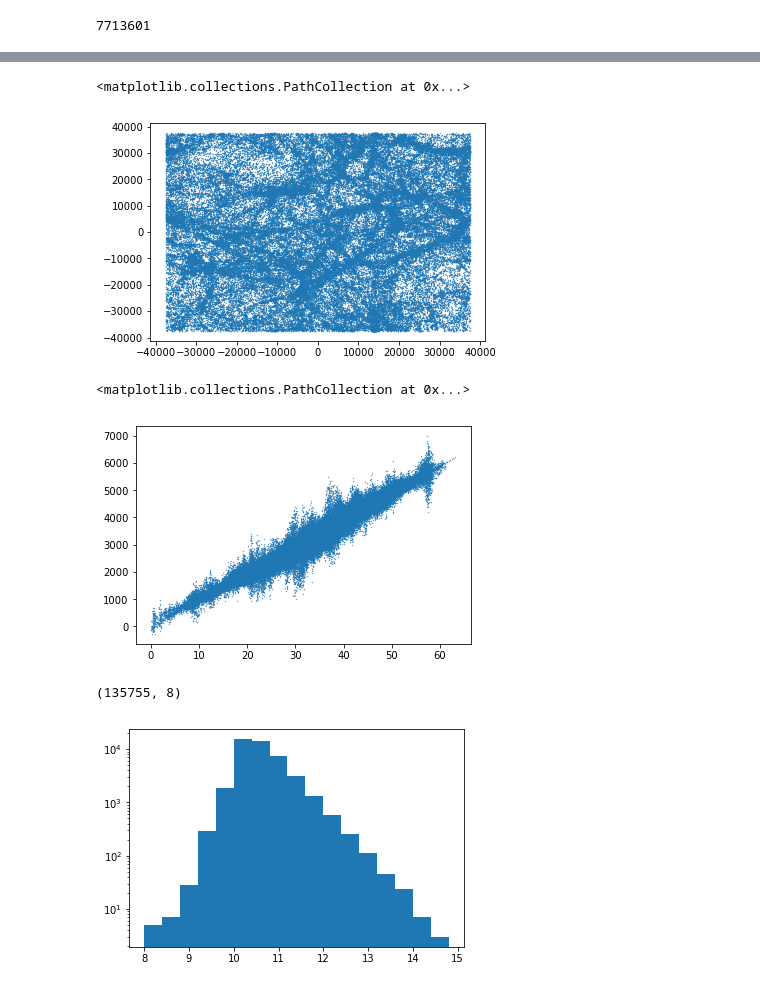
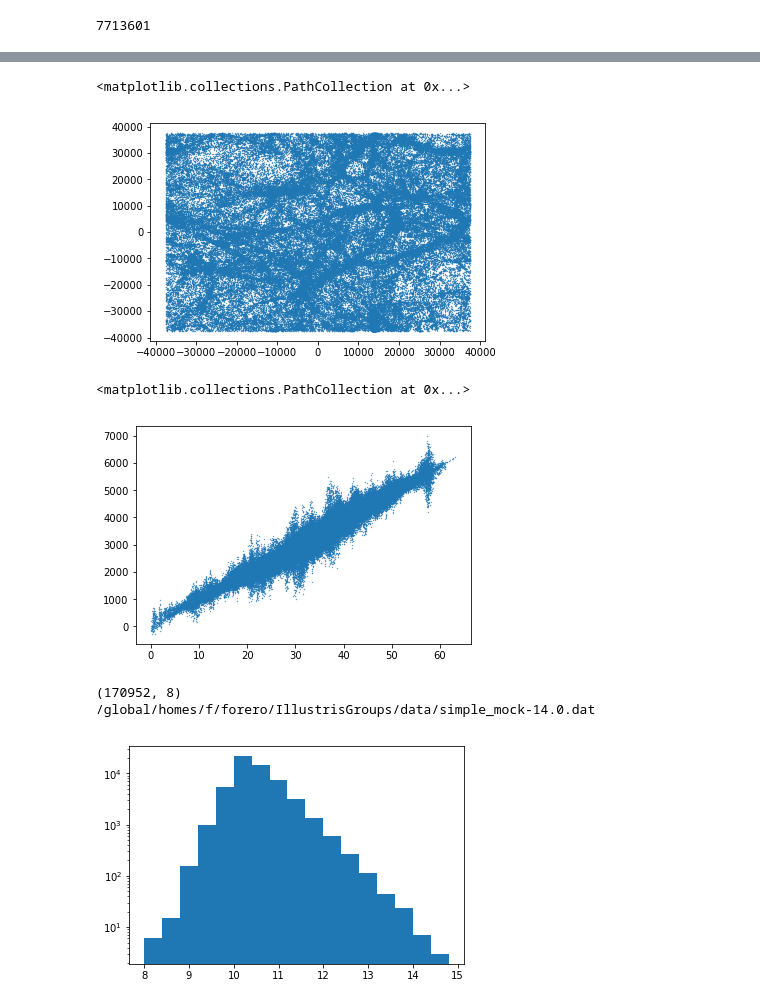
Before and after one commit to forero/IllustrisGroups, a Jupyter notebook: src/SimpleMock.ipynb, the cells around one changed output, grey strips where cells are left out. Drawn from its saved outputs; the diff is of its cells as text; code cells hidden in the pictures.

```diff
--- a/src/SimpleMock.ipynb
+++ b/src/SimpleMock.ipynb
@@ -23,7 +23,8 @@ print(n_halos)
 7713601
 # %%
 K_mags = subhalos['SubhaloStellarPhotometrics'][:,photo['K']]
-K_selection = K_mags<-15.0
+K_cut = -14.0
+K_selection = K_mags<K_cut
 K_star = -23.55
 print(np.count_nonzero(K_selection), K_mags.min())
 # %% [output]
@@ -163,10 +164,10 @@ plt.scatter(r*np.cos(phi)*np.sin(theta), r*np.cos(theta), s=0.1)
 plt.scatter(centered_pos[:,0], centered_pos[:,2], s=0.1)
 # %% [output]
 <matplotlib.collections.PathCollection at 0x...>
-[figure, old version]
+[figure, new version]
 # %%
 unit_pos = centered_pos.copy()
-norm_pos = np.sqrt(centered_pos[:,0]**2+centered_pos[:,1]**2 + centered_pos[:,2]**2)
+norm_pos = np.sqrt(centered_pos[:,0]**2+centered_pos[:,1]**2 + centered_pos[:,2]**2) + 1
 unit_pos[:,0] = centered_pos[:,0]/norm_pos
 unit_pos[:,1] = centered_pos[:,1]/norm_pos
 unit_pos[:,2] = centered_pos[:,2]/norm_pos
@@ -176,25 +177,29 @@ rad_vel = (r/1000.0)*100.0 + np.dot(centered_vel,unit_pos.T)[:,0]
 plt.scatter(r/1000.0, rad_vel, s=0.1)
 # %% [output]
 <matplotlib.collections.PathCollection at 0x...>
-[figure, old version]
+[figure, new version]
 # %%
-selected  = rad_vel < 3500.0
+selected  = (rad_vel < 3500.0)
 print(np.shape(mags_in))
 
 A = np.array([parent_in[selected], r[selected]/hubble,rad_vel[selected],ra[selected], dec[selected],
             mags_in[selected,photo['B']], mags_in[selected,photo['K']]])
-np.savetxt('/global/homes/f/forero/IllustrisGroups/data/simple_mock.dat', A.T,
+galfilename = '/global/homes/f/forero/IllustrisGroups/data/simple_mock{}.dat'.format(K_cut)
+print(galfilename)
+np.savetxt(galfilename, A.T,
            fmt="%d %f %f %f %f %f %f",
                header='group_id d_radial[kpc] v_radial[km/s] RA Dec MAG_B MAG_K')
 # %% [output]
-(135755, 8)
+(170952, 8)
+/global/homes/f/forero/IllustrisGroups/data/simple_mock-14.0.dat
 # %%
 selected_gr_nr = np.unique(parent_in[selected])
 FOF_group_mass = halos['Group_M_TopHat200'][selected_gr_nr]*1E10/hubble + 1E8
 l = plt.hist(np.log10(FOF_group_mass), bins=np.arange(8,15,0.4),log=True)
 halo_data = np.array([selected_gr_nr, FOF_group_mass])
-np.savetxt('/global/homes/f/forero/IllustrisGroups/data/halos_simple_mock.dat', halo_data.T,
+halofilename = '/global/homes/f/forero/IllustrisGroups/data/halos_simple_mock{}.dat'.format(K_cut)
+np.savetxt(halofilename, halo_data.T,
            fmt="%d %e",
                header='group_id HaloMass [Msun]')
 # %% [output]
-[figure, old version]
+[figure, new version]
```
Also changed, not shown: parts of 23 cells of this notebook.
